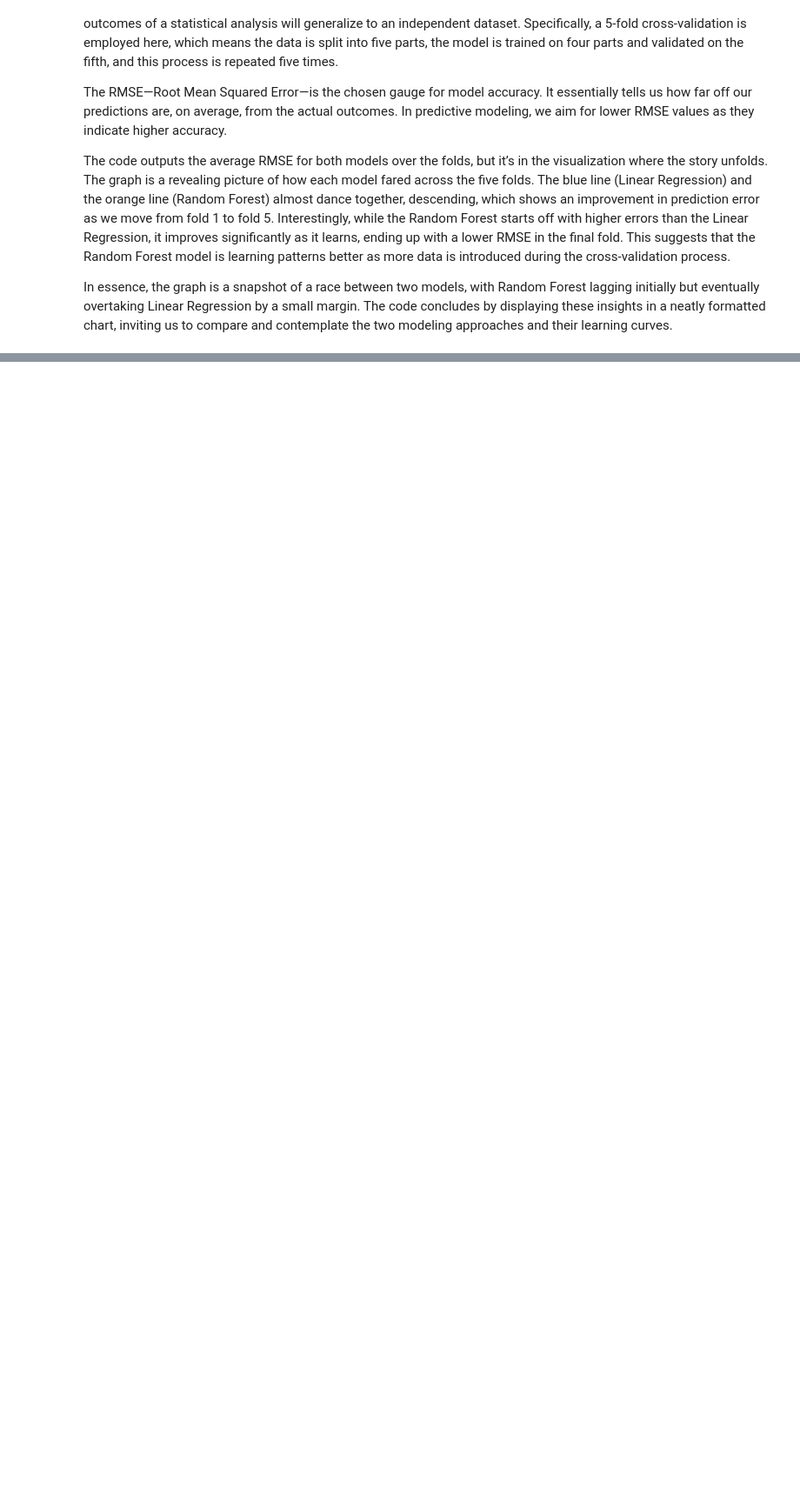
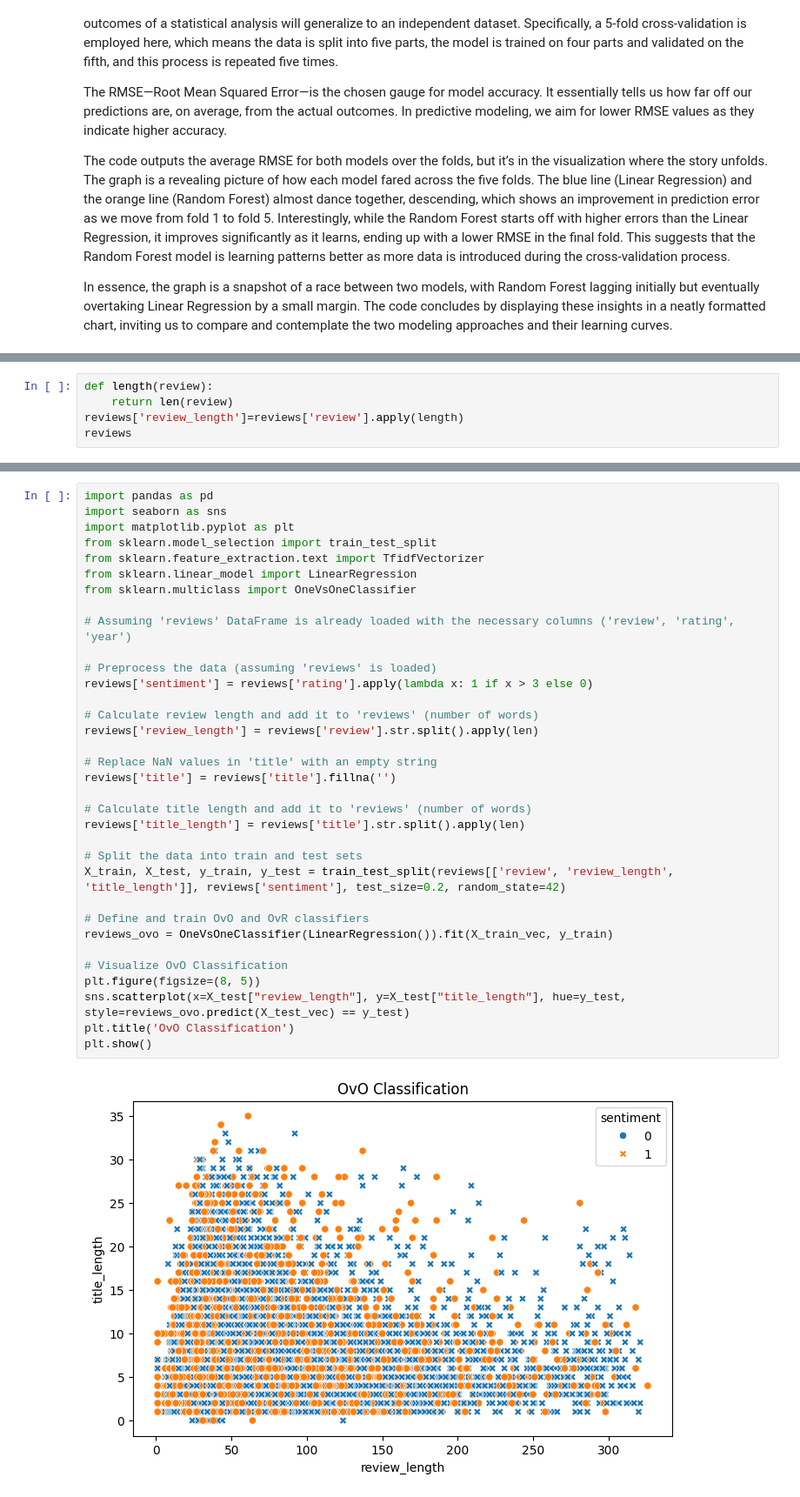
Before and after one commit to smokytrails/Voices-of-Walmart, a Jupyter notebook: Employee Review Analysis.ipynb, the cells around one changed output, grey strips where cells are left out. Shown at 87% size. Cells and saved outputs as stored; diff of their text form; blank space fills up the shorter version.

Commit message:
classification

```diff
--- a/Employee Review Analysis.ipynb
+++ b/Employee Review Analysis.ipynb
@@ -626,0 +584,5 @@ print("Accuracy (OvR):", accuracy_ovr)
+# %%
+def length(review):
+    return len(review)
+reviews['review_length']=reviews['review'].apply(length)
+reviews
@@ -626,0 +603,36 @@ print("Accuracy (OvR):", accuracy_ovr)
+# %%
+import pandas as pd
+import seaborn as sns
+import matplotlib.pyplot as plt
+from sklearn.model_selection import train_test_split
+from sklearn.feature_extraction.text import TfidfVectorizer
+from sklearn.linear_model import LinearRegression
+from sklearn.multiclass import OneVsOneClassifier
+
+# Assuming 'reviews' DataFrame is already loaded with the necessary columns ('review', 'rating', 'year')
+
+# Preprocess the data (assuming 'reviews' is loaded)
+reviews['sentiment'] = reviews['rating'].apply(lambda x: 1 if x > 3 else 0)
+
+# Calculate review length and add it to 'reviews' (number of words)
+reviews['review_length'] = reviews['review'].str.split().apply(len)
+
+# Replace NaN values in 'title' with an empty string
+reviews['title'] = reviews['title'].fillna('')
+
+# Calculate title length and add it to 'reviews' (number of words)
+reviews['title_length'] = reviews['title'].str.split().apply(len)
+
+# Split the data into train and test sets
+X_train, X_test, y_train, y_test = train_test_split(reviews[['review', 'review_length', 'title_length']], reviews['sentiment'], test_size=0.2, random_state=42)
+
+# Define and train OvO and OvR classifiers
+reviews_ovo = OneVsOneClassifier(LinearRegression()).fit(X_train_vec, y_train)
+
+# Visualize OvO Classification
+plt.figure(figsize=(8, 5))
+sns.scatterplot(x=X_test["review_length"], y=X_test["title_length"], hue=y_test, style=reviews_ovo.predict(X_test_vec) == y_test)
+plt.title('OvO Classification')
+plt.show()
+# %% [output]
+[figure, added]
```
Also changed, not shown: parts of 7 cells of this notebook.
